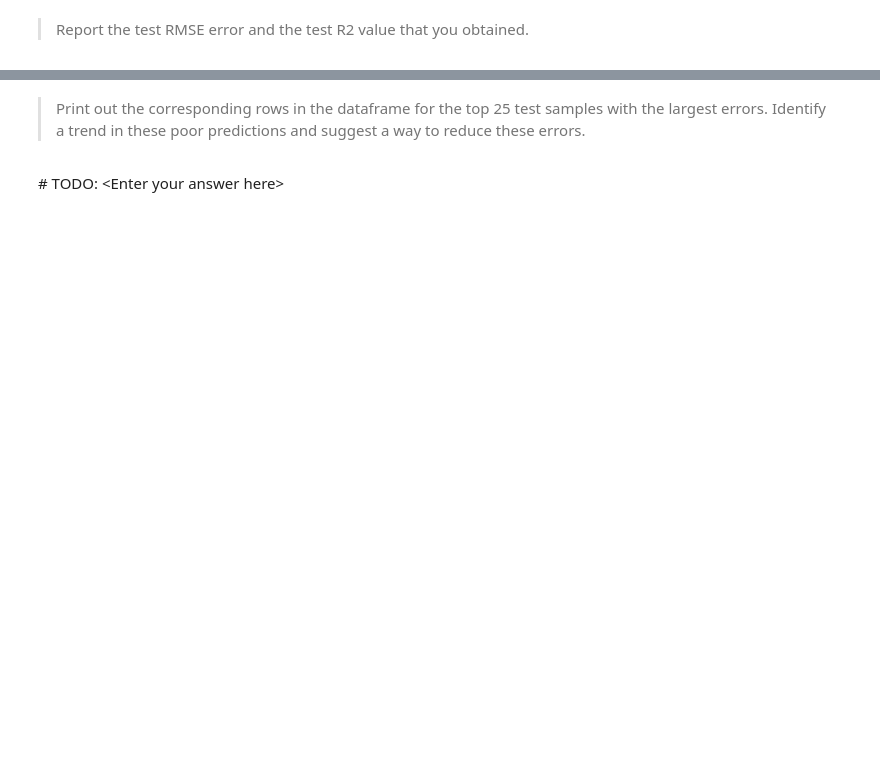
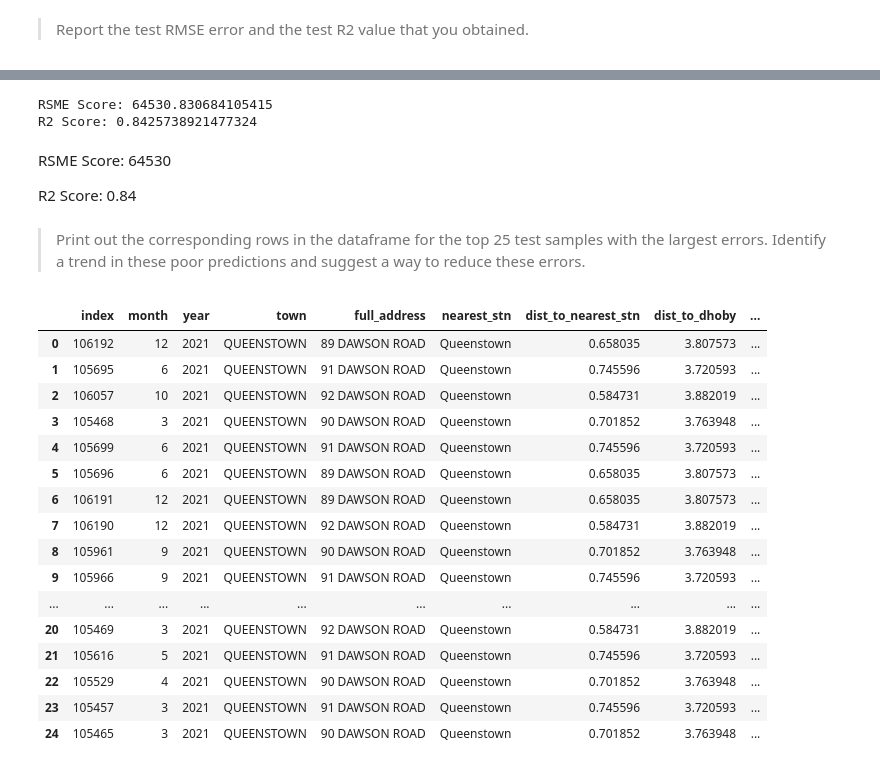
Before and after one commit to LeeYCMichael/CZ4042_NN_lab, a Jupyter notebook: Assignment/PartB_1.ipynb, the cells around one changed output, grey strips where cells are left out. Drawn from its saved outputs; the diff is of its cells as text; code cells hidden in the pictures; blank space fills up the shorter version.

```diff
--- a/Assignment/PartB_1.ipynb
+++ b/Assignment/PartB_1.ipynb
@@ -53,0 +55,36 @@ df = pd.read_csv('hdb_price_prediction.csv')
+# %%
+# TODO: Enter your code here
+num_col_names = ['dist_to_nearest_stn', 'dist_to_dhoby', 'degree_centrality', 'eigenvector_centrality', 'remaining_lease_years', 'floor_area_sqm']
+cat_col_names = ['month', 'town', 'flat_model_type', 'storey_range']
+data_config = DataConfig(
+    target=[
+        'resale_price'
+    ],  # target should always be a list. Multi-targets are only supported for regression. Multi-Task Classification is not implemented
+    continuous_cols=num_col_names,
+    categorical_cols=cat_col_names,
+)
+trainer_config = TrainerConfig(
+    auto_lr_find=True,  # Runs the LRFinder to automatically derive a learning rate
+    batch_size=1024,
+    max_epochs=50,
+)
+optimizer_config = OptimizerConfig('Adam')
+
+model_config = CategoryEmbeddingModelConfig(
+    task="regression",
+    layers="10-50-1",  # Number of nodes in each layer
+    activation="LeakyReLU",  # Activation between each layers
+    learning_rate=1e-3,
+)
+
+tabular_model = TabularModel(
+    data_config=data_config,
+    model_config=model_config,
+    optimizer_config=optimizer_config,
+    trainer_config=trainer_config,
+)
+tabular_model.fit(train=df_train, validation=df_val)
+result = tabular_model.evaluate(df_test)
+pred_df = tabular_model.predict(df_test)
+tabular_model.save_model("hdb_regression")
+loaded_model = TabularModel.load_from_checkpoint("hdb_regression")
@@ -58,2 +142,16 @@ df = pd.read_csv('hdb_price_prediction.csv')
+# %%
+from sklearn.metrics import r2_score, mean_squared_error
+rsme = pow(mean_squared_error(pred_df['resale_price'], pred_df['resale_price_prediction']), 0.5)
+r2_score = r2_score(pred_df['resale_price'], pred_df['resale_price_prediction'])
+
+print("RSME Score:", rsme)
+print("R2 Score:", r2_score)
+# %% [output]
+RSME Score: 64530.830684105415
+R2 Score: 0.8425738921477324
+# %% [markdown]
+RSME Score: 64530
+
+R2 Score: 0.84
 # %% [markdown]
 > Print out the corresponding rows in the dataframe for the top 25 test samples with the largest errors. Identify a trend in these poor predictions and suggest a way to reduce these errors.
@@ -62,2 +158,23 @@ df = pd.read_csv('hdb_price_prediction.csv')
-# %% [markdown]
-\# TODO: \<Enter your answer here\>
+# %%
+# TODO: Enter your code here
+pred_df['pred_error'] = abs(pred_df['resale_price_prediction'] - pred_df['resale_price'])
+pred_df = pred_df.sort_values('pred_error', ascending=False)
+pred_df.head(25).reset_index()
+# %% [output]
+|  | index | month | year | town | full_address | nearest_stn | dist_to_nearest_stn | dist_to_dhoby | ... |
+| 0 | 106192 | 12 | 2021 | QUEENSTOWN | 89 DAWSON ROAD | Queenstown | 0.658035 | 3.807573 | ... |
+| 1 | 105695 | 6 | 2021 | QUEENSTOWN | 91 DAWSON ROAD | Queenstown | 0.745596 | 3.720593 | ... |
+| 2 | 106057 | 10 | 2021 | QUEENSTOWN | 92 DAWSON ROAD | Queenstown | 0.584731 | 3.882019 | ... |
+| 3 | 105468 | 3 | 2021 | QUEENSTOWN | 90 DAWSON ROAD | Queenstown | 0.701852 | 3.763948 | ... |
+| 4 | 105699 | 6 | 2021 | QUEENSTOWN | 91 DAWSON ROAD | Queenstown | 0.745596 | 3.720593 | ... |
+| 5 | 105696 | 6 | 2021 | QUEENSTOWN | 89 DAWSON ROAD | Queenstown | 0.658035 | 3.807573 | ... |
+| 6 | 106191 | 12 | 2021 | QUEENSTOWN | 89 DAWSON ROAD | Queenstown | 0.658035 | 3.807573 | ... |
+| 7 | 106190 | 12 | 2021 | QUEENSTOWN | 92 DAWSON ROAD | Queenstown | 0.584731 | 3.882019 | ... |
+| 8 | 105961 | 9 | 2021 | QUEENSTOWN | 90 DAWSON ROAD | Queenstown | 0.701852 | 3.763948 | ... |
+| 9 | 105966 | 9 | 2021 | QUEENSTOWN | 91 DAWSON ROAD | Queenstown | 0.745596 | 3.720593 | ... |
+| ... | ... | ... | ... | ... | ... | ... | ... | ... | ... |
+| 20 | 105469 | 3 | 2021 | QUEENSTOWN | 92 DAWSON ROAD | Queenstown | 0.584731 | 3.882019 | ... |
+| 21 | 105616 | 5 | 2021 | QUEENSTOWN | 91 DAWSON ROAD | Queenstown | 0.745596 | 3.720593 | ... |
+| 22 | 105529 | 4 | 2021 | QUEENSTOWN | 90 DAWSON ROAD | Queenstown | 0.701852 | 3.763948 | ... |
+| 23 | 105457 | 3 | 2021 | QUEENSTOWN | 91 DAWSON ROAD | Queenstown | 0.745596 | 3.720593 | ... |
+| 24 | 105465 | 3 | 2021 | QUEENSTOWN | 90 DAWSON ROAD | Queenstown | 0.701852 | 3.763948 | ... |
```
Also changed, not shown: parts of 8 cells of this notebook, 13 other files.
